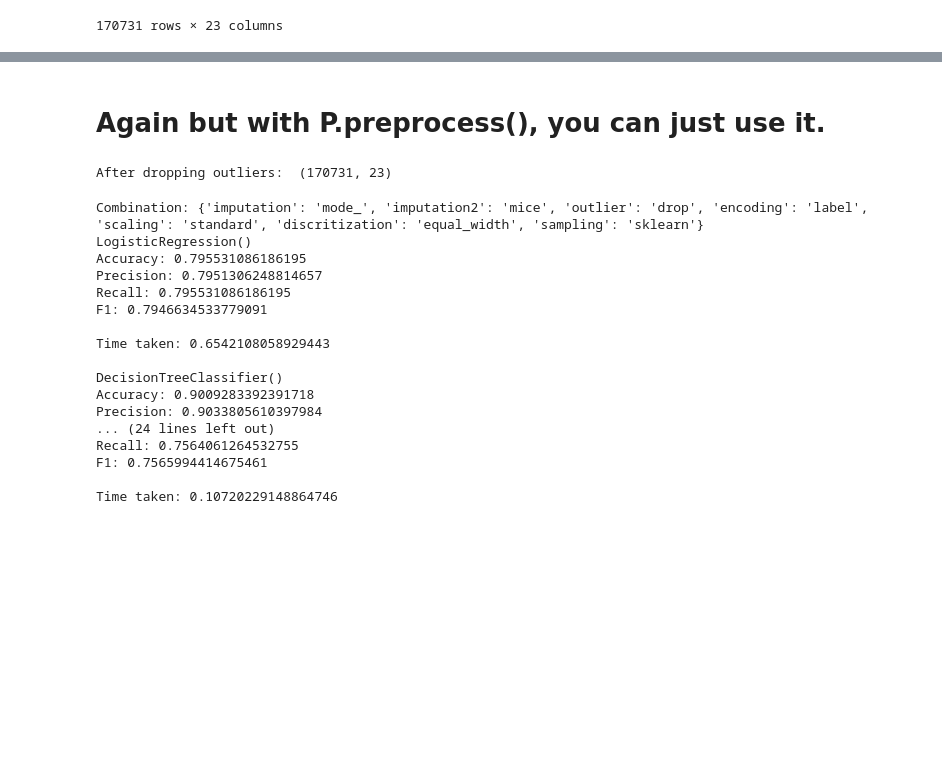
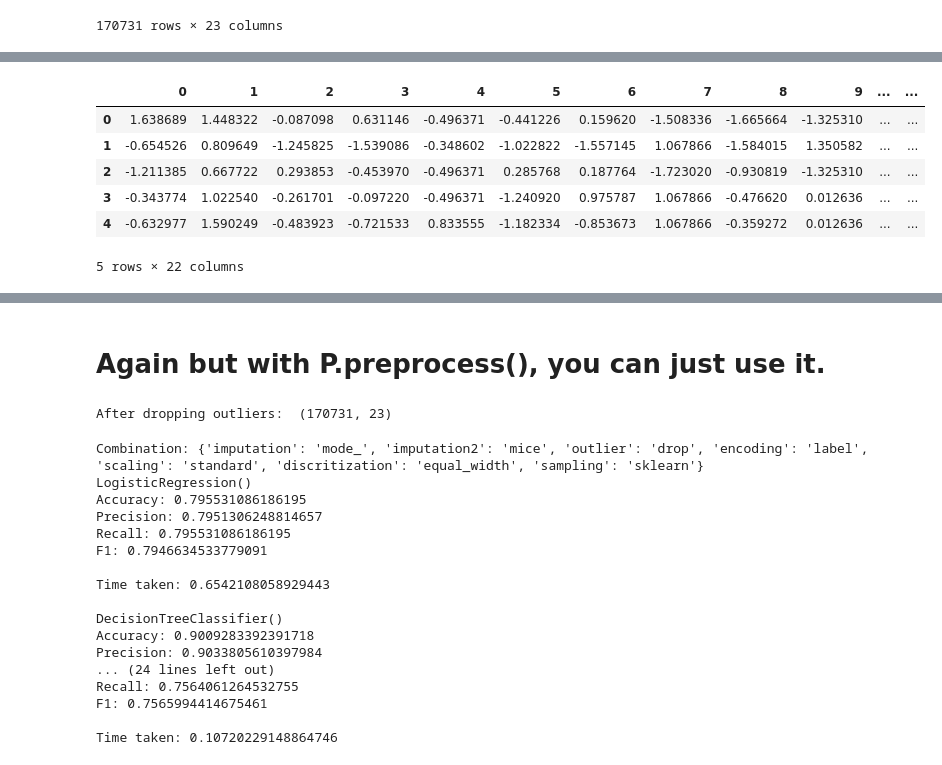
Before and after one commit to YousefAtefB/BigTATA, a Jupyter notebook: preprocessing2.ipynb, the cells around one changed output, grey strips where cells are left out. Saved outputs shown, nothing was run; the diff lists cells and outputs as text; code cells hidden in the pictures; blank space fills up the shorter version.

```diff
--- a/preprocessing2.ipynb
+++ b/preprocessing2.ipynb
@@ -184,0 +215,10 @@ X_test = P.scaleX(X_test, combination['scaling'])
+# %%
+X_test.head()
+# %% [output]
+|  | 0 | 1 | 2 | 3 | 4 | 5 | 6 | 7 | 8 | 9 | ... | ... |
+| 0 | 1.638689 | 1.448322 | -0.087098 | 0.631146 | -0.496371 | -0.441226 | 0.159620 | -1.508336 | -1.665664 | -1.325310 | ... | ... |
+| 1 | -0.654526 | 0.809649 | -1.245825 | -1.539086 | -0.348602 | -1.022822 | -1.557145 | 1.067866 | -1.584015 | 1.350582 | ... | ... |
+| 2 | -1.211385 | 0.667722 | 0.293853 | -0.453970 | -0.496371 | 0.285768 | 0.187764 | -1.723020 | -0.930819 | -1.325310 | ... | ... |
+| 3 | -0.343774 | 1.022540 | -0.261701 | -0.097220 | -0.496371 | -1.240920 | 0.975787 | 1.067866 | -0.476620 | 0.012636 | ... | ... |
+| 4 | -0.632977 | 1.590249 | -0.483923 | -0.721533 | 0.833555 | -1.182334 | -0.853673 | 1.067866 | -0.359272 | 0.012636 | ... | ... |
+5 rows × 22 columns
```
Also changed, not shown: parts of 6 cells of this notebook, 2 other files.
